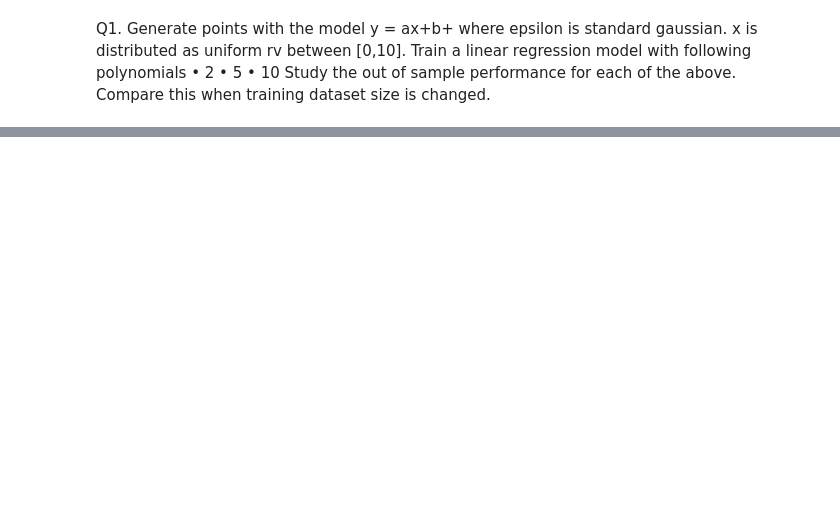
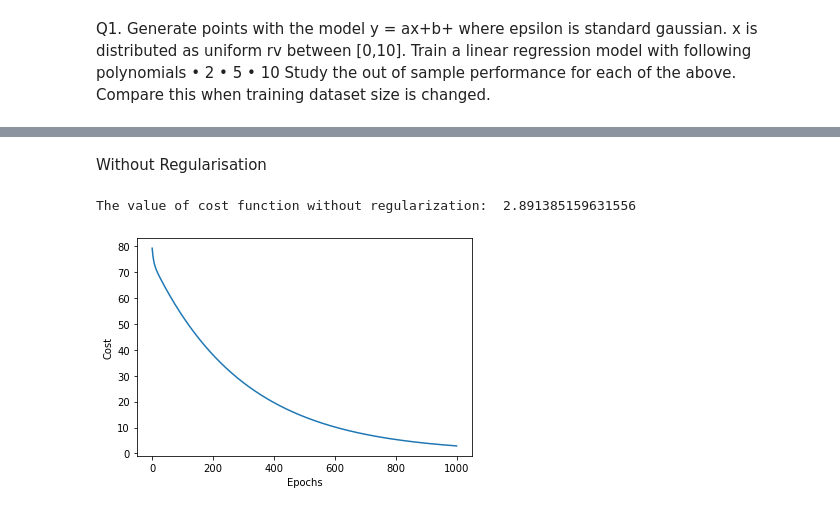
Before and after one commit to AniketChaudhri/CS331-Machine-Learning, a Jupyter notebook: Lab5/regularization.ipynb, the cells around one changed output, grey strips where cells are left out. Saved outputs shown, nothing was run; the diff lists cells and outputs as text; code cells hidden in the pictures; blank space fills up the shorter version.

```diff
--- a/Lab5/regularization.ipynb
+++ b/Lab5/regularization.ipynb
@@ -190,0 +419,24 @@ Total loss for degree 10 is 2.9033516496340828
+# %%
+
+LR = LinearRegression()
+RR= Ridge_Regularization()
+LRR= Lasso_Regularization()
+ELR= Elastic_Regularization()
+# %%
+degree =10
+X_data = GenerateData(degree,x)
+X_data = np.array(X_data).T
+Y_data = y
+W = 10*abs((np.random.randn(degree+1)))
+X_data = (X_data-np.mean(X_data))/np.std(X_data)
+Y_data = (Y_data - np.mean(Y_data))/np.std(Y_data)
+X_data, X_test, Y_data, Y_test = train_test_split(X_data, Y_data, test_size=0.2)
+# %% [markdown]
+Without Regularisation
+# %%
+W_new = LR.GradientDescent(X_data,Y_data,W,0.01,1000)
+losses = LR.Cost(X_data,Y_data,W_new)
+print("The value of cost function without regularization: ",losses)
+# %% [output]
+The value of cost function without regularization:  2.891385159631556
+[figure, added]
```
Also changed, not shown: parts of 31 cells of this notebook, 2 other files.
